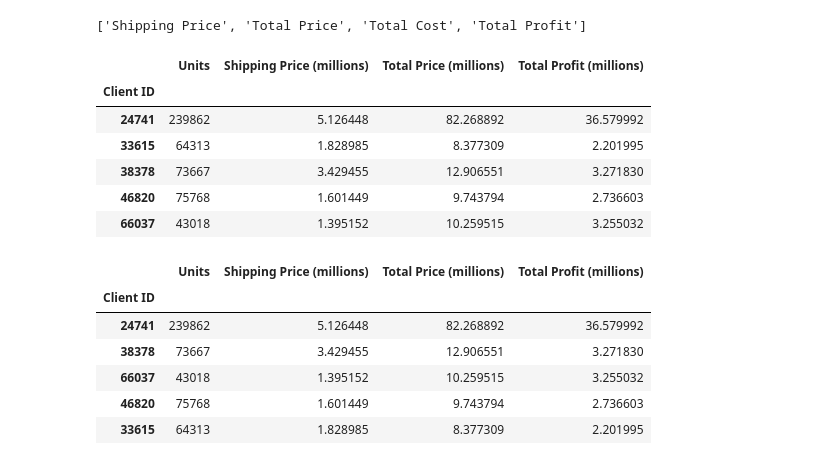
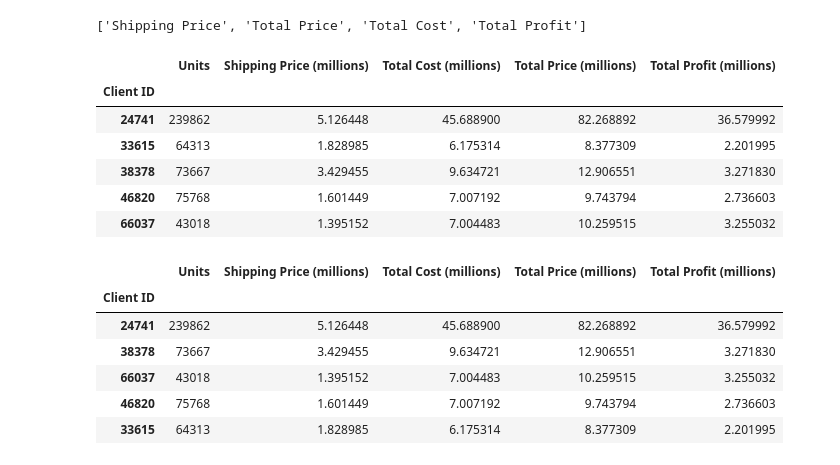
Before and after one commit to jeanstibel/pandas-challenge-1, a Jupyter notebook: pandas-challenge-1.ipynb, the cells around one changed output. Cells and saved outputs as stored; diff of their text form; code cells hidden in the pictures.

```diff
--- a/pandas-challenge-1.ipynb
+++ b/pandas-challenge-1.ipynb
@@ -296,30 +296,30 @@ def convert_to_millions(money_columns):
 # %%
 # Apply the currency_format_millions function to only the money columns.
 # Rename the columns to reflect the change in the money format.
 data_df.rename(columns={
     'Shipping Price': 'Shipping Price (millions)',
     'Total Price': 'Total Price (millions)',
     'Total Cost': 'Total Cost (millions)',
     'Total Profit': 'Total Profit (millions)'
 }, inplace=True)
 
 data_df['Shipping Price (millions)'] = convert_to_millions(data_df['Shipping Price (millions)'])
 data_df['Total Price (millions)'] = convert_to_millions(data_df['Total Price (millions)'])
 data_df['Total Cost (millions)'] = convert_to_millions(data_df['Total Cost (millions)'])
 data_df['Total Profit (millions)'] = convert_to_millions(data_df['Total Profit (millions)'])
 
-top_5_clients = data_df[data_df['Client ID'].isin(top_5_clients_list)][['Client ID', 'Units', 'Shipping Price (millions)', 'Total Price (millions)', 'Total Profit (millions)']]
+top_5_clients = data_df[data_df['Client ID'].isin(top_5_clients_list)][['Client ID', 'Units', 'Shipping Price (millions)', 'Total Cost (millions)', 'Total Price (millions)', 'Total Profit (millions)']]
 
 top_5_clients_total = top_5_clients.groupby('Client ID').sum()
 top_5_clients_total
 # %% [output]
-|  | Units | Shipping Price (millions) | Total Price (millions) | Total Profit (millions) |
-| Client ID |  |  |  |  |
-| 24741 | 239862 | 5.126448 | 82.268892 | 36.579992 |
-| 33615 | 64313 | 1.828985 | 8.377309 | 2.201995 |
-| 38378 | 73667 | 3.429455 | 12.906551 | 3.271830 |
-| 46820 | 75768 | 1.601449 | 9.743794 | 2.736603 |
-| 66037 | 43018 | 1.395152 | 10.259515 | 3.255032 |
+|  | Units | Shipping Price (millions) | Total Cost (millions) | Total Price (millions) | Total Profit (millions) |
+| Client ID |  |  |  |  |  |
+| 24741 | 239862 | 5.126448 | 45.688900 | 82.268892 | 36.579992 |
+| 33615 | 64313 | 1.828985 | 6.175314 | 8.377309 | 2.201995 |
+| 38378 | 73667 | 3.429455 | 9.634721 | 12.906551 | 3.271830 |
+| 46820 | 75768 | 1.601449 | 7.007192 | 9.743794 | 2.736603 |
+| 66037 | 43018 | 1.395152 | 7.004483 | 10.259515 | 3.255032 |
 # %%
 ### Sort the updated data by "Total Profit (millions)" from highest to lowest and
 ### assign the sort to a new DataFrame.
@@ -327,10 +327,10 @@ top_5_clients_total_sorted = top_5_clients.groupby('Client ID').sum()
 top_5_clients_total_sorted_df = top_5_clients_total_sorted.sort_values(by="Total Profit (millions)", ascending=False)
 top_5_clients_total_sorted_df
 # %% [output]
-|  | Units | Shipping Price (millions) | Total Price (millions) | Total Profit (millions) |
-| Client ID |  |  |  |  |
-| 24741 | 239862 | 5.126448 | 82.268892 | 36.579992 |
-| 38378 | 73667 | 3.429455 | 12.906551 | 3.271830 |
-| 66037 | 43018 | 1.395152 | 10.259515 | 3.255032 |
-| 46820 | 75768 | 1.601449 | 9.743794 | 2.736603 |
-| 33615 | 64313 | 1.828985 | 8.377309 | 2.201995 |
+|  | Units | Shipping Price (millions) | Total Cost (millions) | Total Price (millions) | Total Profit (millions) |
+| Client ID |  |  |  |  |  |
+| 24741 | 239862 | 5.126448 | 45.688900 | 82.268892 | 36.579992 |
+| 38378 | 73667 | 3.429455 | 9.634721 | 12.906551 | 3.271830 |
+| 66037 | 43018 | 1.395152 | 7.004483 | 10.259515 | 3.255032 |
+| 46820 | 75768 | 1.601449 | 7.007192 | 9.743794 | 2.736603 |
+| 33615 | 64313 | 1.828985 | 6.175314 | 8.377309 | 2.201995 |
```
